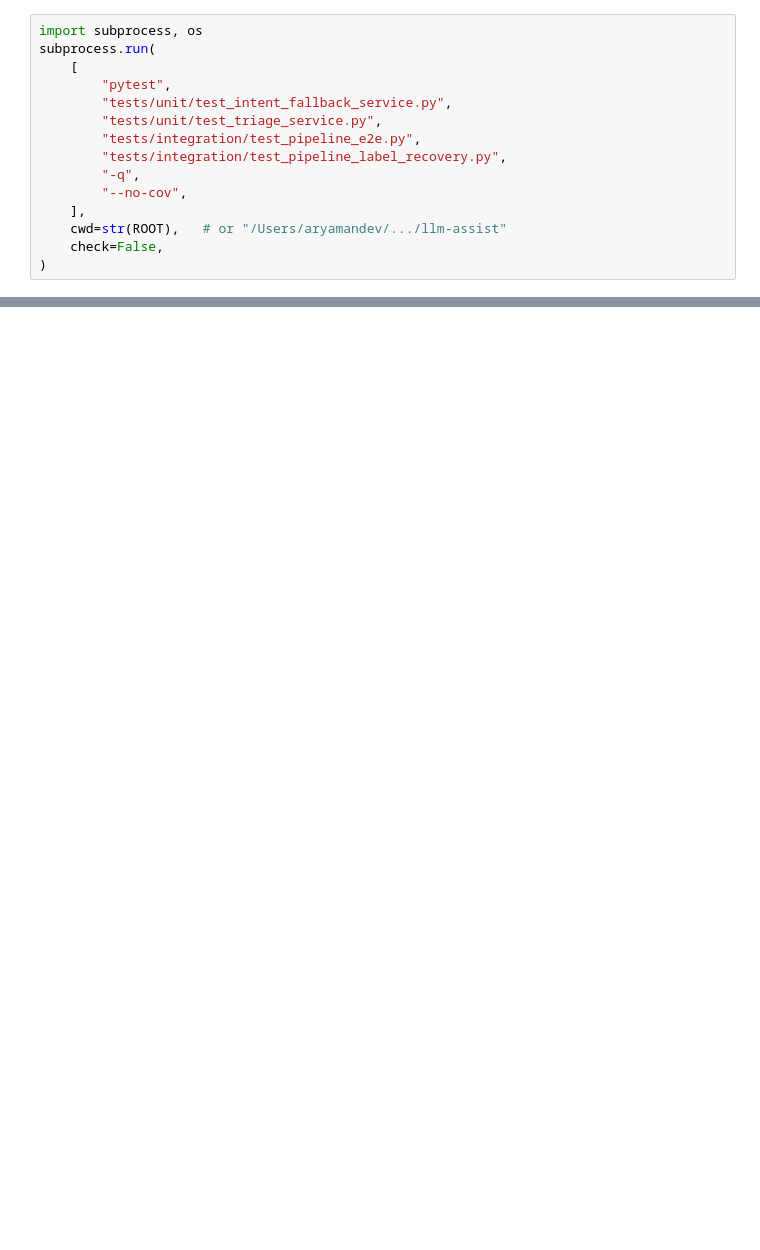
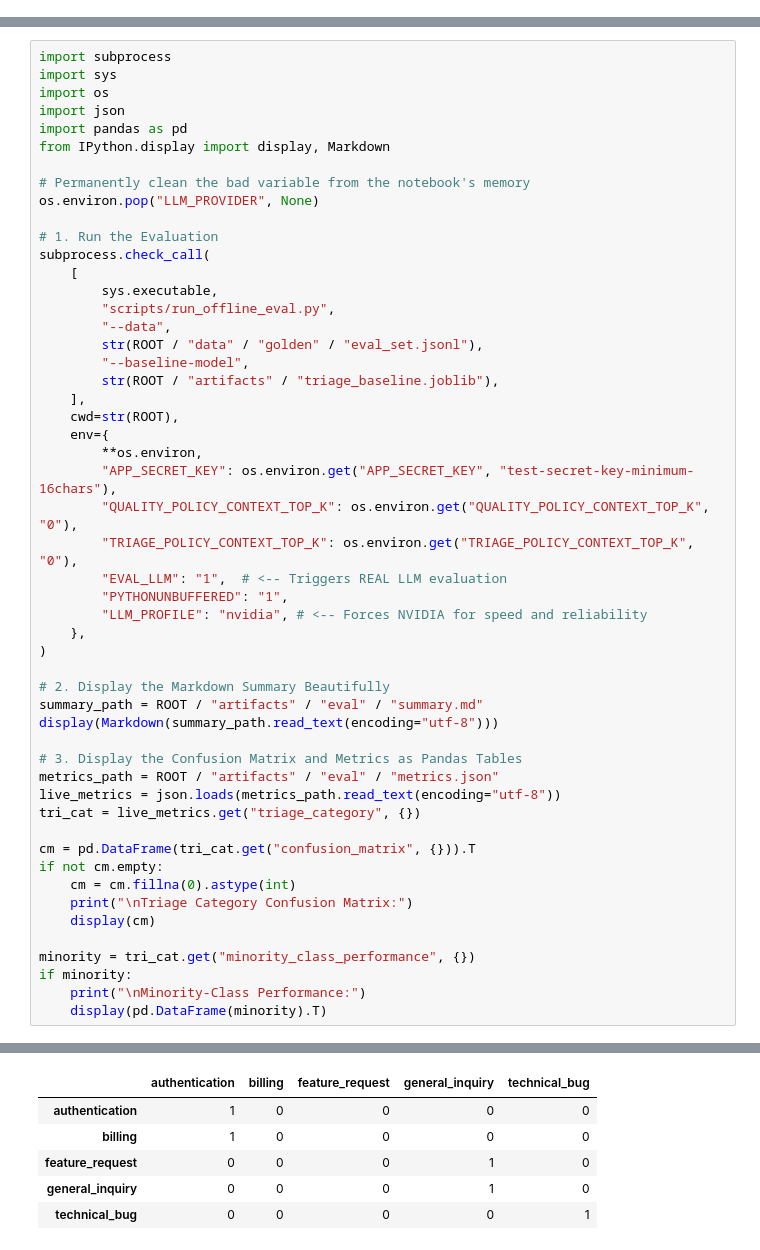
Before and after one commit to dev4-gpt/llm-assisted-customer-support, a Jupyter notebook: notebooks/llm_assist_showcase.ipynb, the cells around one changed output, grey strips where cells are left out. Saved outputs shown, nothing was run; the diff lists cells and outputs as text; blank space fills up the shorter version.

Commit message:
llm assist run

```diff
--- a/notebooks/llm_assist_showcase.ipynb
+++ b/notebooks/llm_assist_showcase.ipynb
@@ -308,15 +698,0 @@ Run unit and integration checks from notebook.
-# %%
-import subprocess, os
-subprocess.run(
-    [
-        "pytest",
-        "tests/unit/test_intent_fallback_service.py",
-        "tests/unit/test_triage_service.py",
-        "tests/integration/test_pipeline_e2e.py",
-        "tests/integration/test_pipeline_label_recovery.py",
-        "-q",
-        "--no-cov",
-    ],
-    cwd=str(ROOT),   # or "/Users/aryamandev/.../llm-assist"
-    check=False,
-)
@@ -354,0 +801,53 @@ Generate live metrics, confusion matrix, and minority-class views.
+# %%
+import subprocess
+import sys
+import os
+import json
+import pandas as pd
+from IPython.display import display, Markdown
+
+# Permanently clean the bad variable from the notebook's memory
+os.environ.pop("LLM_PROVIDER", None)
+
+# 1. Run the Evaluation
+subprocess.check_call(
+    [
+        sys.executable,
+        "scripts/run_offline_eval.py",
+        "--data",
+        str(ROOT / "data" / "golden" / "eval_set.jsonl"),
+        "--baseline-model",
+        str(ROOT / "artifacts" / "triage_baseline.joblib"),
+    ],
+    cwd=str(ROOT),
+    env={
+        **os.environ,
+        "APP_SECRET_KEY": os.environ.get("APP_SECRET_KEY", "test-secret-key-minimum-16chars"),
+        "QUALITY_POLICY_CONTEXT_TOP_K": os.environ.get("QUALITY_POLICY_CONTEXT_TOP_K", "0"),
+        "TRIAGE_POLICY_CONTEXT_TOP_K": os.environ.get("TRIAGE_POLICY_CONTEXT_TOP_K", "0"),
+        "EVAL_LLM": "1",  # <-- Triggers REAL LLM evaluation
+        "PYTHONUNBUFFERED": "1",
+        "LLM_PROFILE": "nvidia", # <-- Forces NVIDIA for speed and reliability
+    },
+)
+
+# 2. Display the Markdown Summary Beautifully
+summary_path = ROOT / "artifacts" / "eval" / "summary.md"
+display(Markdown(summary_path.read_text(encoding="utf-8")))
+
+# 3. Display the Confusion Matrix and Metrics as Pandas Tables
+metrics_path = ROOT / "artifacts" / "eval" / "metrics.json"
+live_metrics = json.loads(metrics_path.read_text(encoding="utf-8"))
+tri_cat = live_metrics.get("triage_category", {})
+
+cm = pd.DataFrame(tri_cat.get("confusion_matrix", {})).T
+if not cm.empty:
+    cm = cm.fillna(0).astype(int)
+    print("\nTriage Category Confusion Matrix:")
+    display(cm)
+
+minority = tri_cat.get("minority_class_performance", {})
+if minority:
+    print("\nMinority-Class Performance:")
+    display(pd.DataFrame(minority).T)
+# %% [output]
@@ -354,0 +905,6 @@ Generate live metrics, confusion matrix, and minority-class views.
+|  | authentication | billing | feature_request | general_inquiry | technical_bug |
+| authentication | 1 | 0 | 0 | 0 | 0 |
+| billing | 1 | 0 | 0 | 0 | 0 |
+| feature_request | 0 | 0 | 0 | 1 | 0 |
+| general_inquiry | 0 | 0 | 0 | 1 | 0 |
+| technical_bug | 0 | 0 | 0 | 0 | 1 |
```
Also changed, not shown: parts of 47 cells of this notebook, 10 other files.
